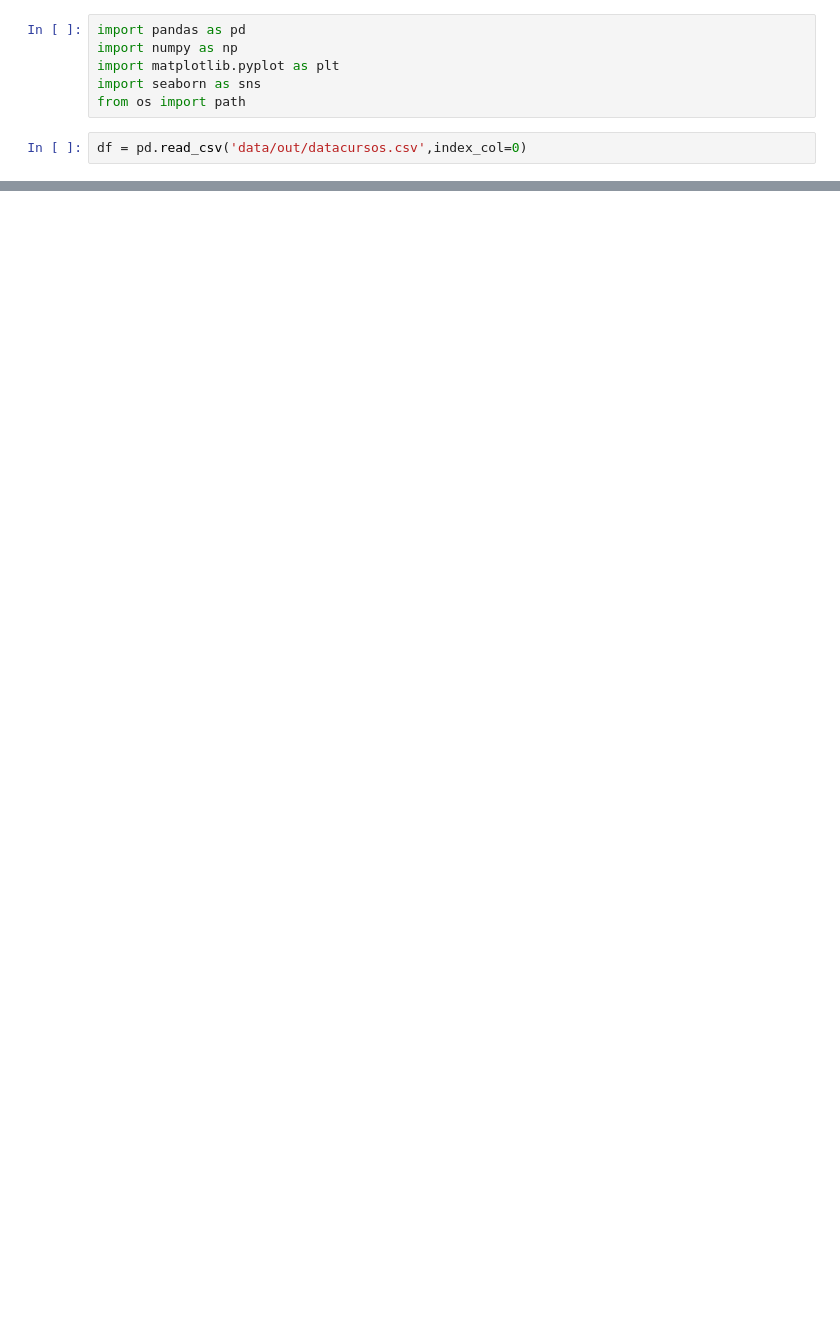
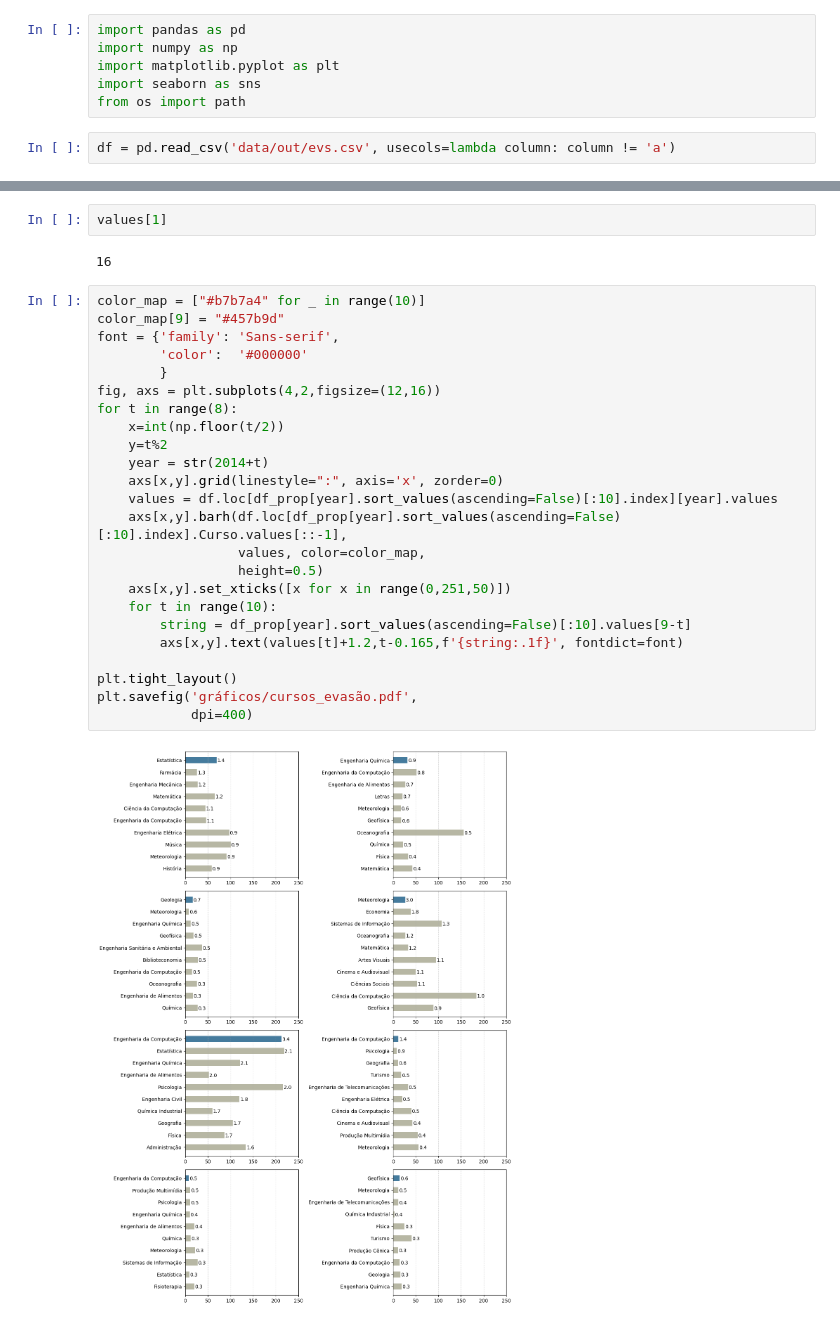
Before and after one commit to gabrielcoout/Analise_Evasao, a Jupyter notebook: Data_Analysis_Cursos.ipynb, the cells around one changed output, grey strips where cells are left out. Saved outputs shown, nothing was run; the diff lists cells and outputs as text; blank space fills up the shorter version.

```diff
--- a/Data_Analysis_Cursos.ipynb
+++ b/Data_Analysis_Cursos.ipynb
@@ -5,4 +5,4 @@ import matplotlib.pyplot as plt
 import seaborn as sns
 from os import path
 # %%
-df = pd.read_csv('data/out/datacursos.csv',index_col=0)
+df = pd.read_csv('data/out/evs.csv', usecols=lambda column: column != 'a')
@@ -97,0 +245,30 @@ plt.plot()
+# %%
+values[1]
+# %% [output]
+16
+# %%
+color_map = ["#b7b7a4" for _ in range(10)]
+color_map[9] = "#457b9d"
+font = {'family': 'Sans-serif',
+        'color':  '#000000'
+        }
+fig, axs = plt.subplots(4,2,figsize=(12,16))
+for t in range(8):
+    x=int(np.floor(t/2))
+    y=t%2
+    year = str(2014+t)
+    axs[x,y].grid(linestyle=":", axis='x', zorder=0)
+    values = df.loc[df_prop[year].sort_values(ascending=False)[:10].index][year].values
+    axs[x,y].barh(df.loc[df_prop[year].sort_values(ascending=False)[:10].index].Curso.values[::-1],
+                  values, color=color_map,
+                  height=0.5)
+    axs[x,y].set_xticks([x for x in range(0,251,50)])
+    for t in range(10):
+        string = df_prop[year].sort_values(ascending=False)[:10].values[9-t]
+        axs[x,y].text(values[t]+1.2,t-0.165,f'{string:.1f}', fontdict=font)
+
+plt.tight_layout()
+plt.savefig('gráficos/cursos_evasão.pdf',
+            dpi=400)
+# %% [output]
+[figure, added]
```
Also changed, not shown: parts of 24 cells of this notebook, 26 other files.
